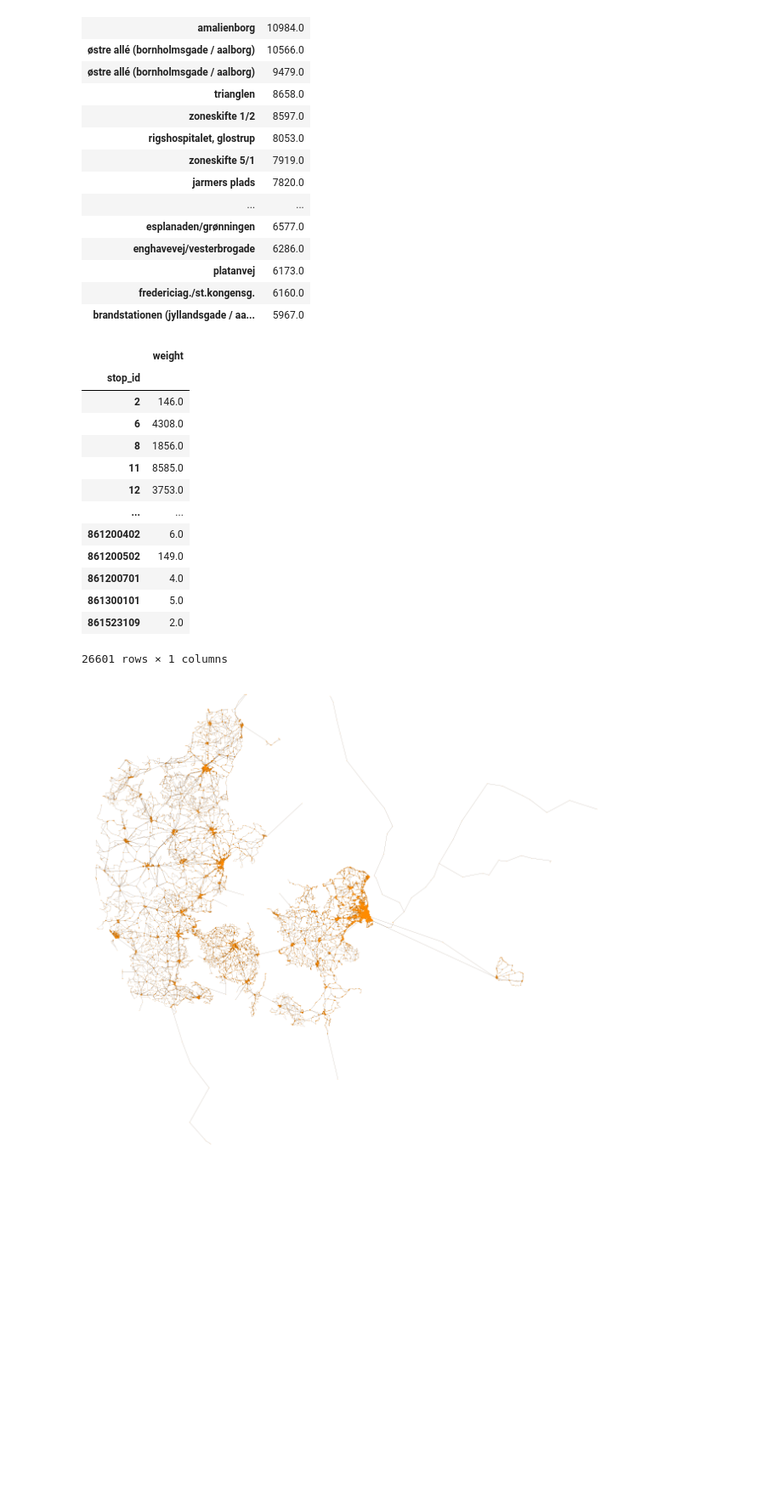
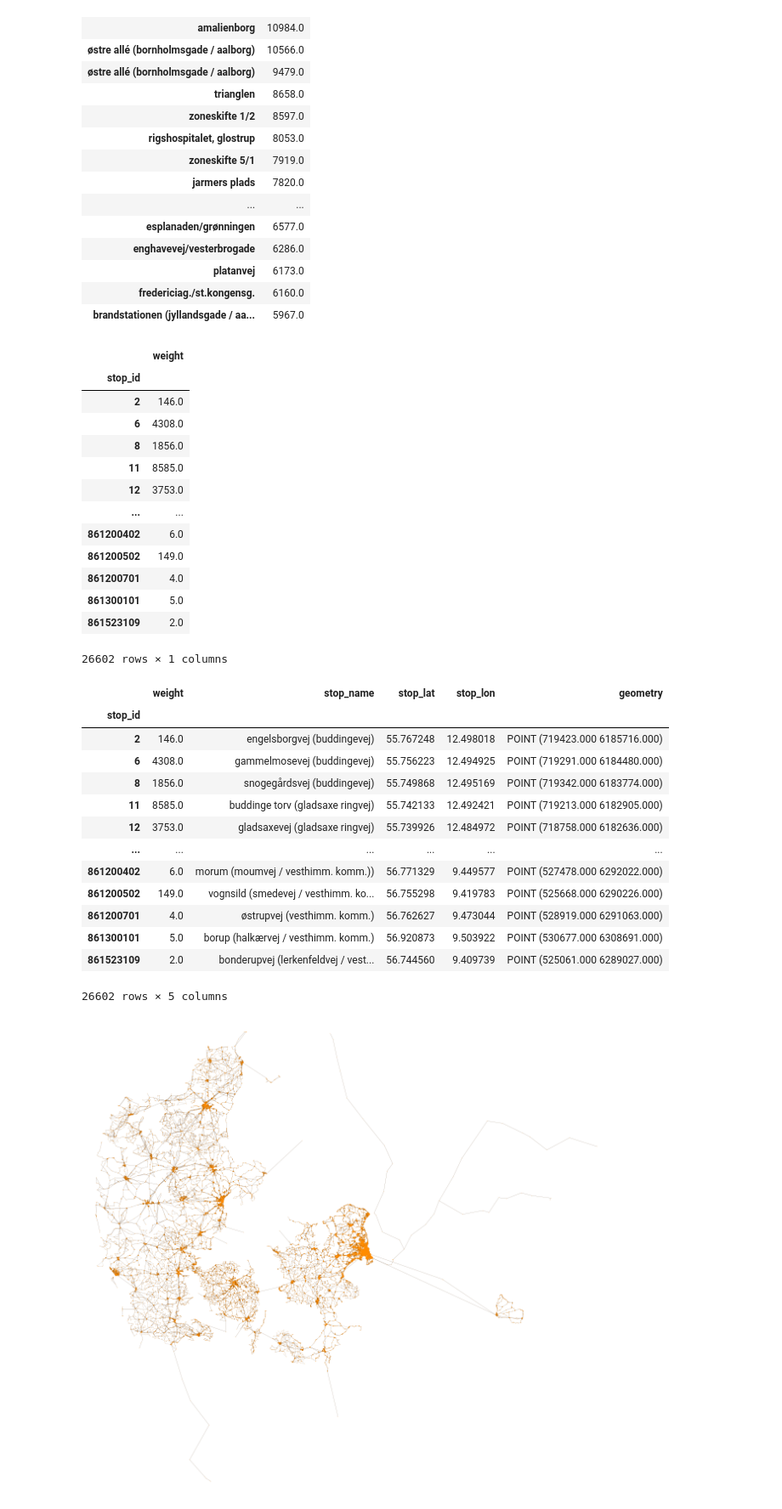
Before and after one commit to johanlaursen/imput, a Jupyter notebook: explore.ipynb, the cells around one changed output. Shown at 85% size. Saved outputs shown, nothing was run; the diff lists cells and outputs as text; code cells hidden in the pictures; blank space fills up the shorter version.

```diff
--- a/explore.ipynb
+++ b/explore.ipynb
@@ -238,5 +238,5 @@ for key, value in stops_id2name.items():
     id2name.setdefault(key, value)
 # %%
 #creating dictionary that maps ids in the jan_2019.csv to ids in stops.txt by station name
-all_stops = pd.merge(stops.drop(columns=["stop_code", "stop_desc", "stop_lat", "stop_lon", "location_type", "parent_station", "wheelchair_boarding", "platform_code"]), stop_ids, on='stop_name')
+all_stops = pd.merge(stops.drop(columns=["stop_code", "stop_desc", "location_type", "parent_station", "wheelchair_boarding", "platform_code"]), stop_ids, on='stop_name')
 incorrectid2correctid = all_stops.set_index('stop_id_y')['stop_id_x'].to_dict()
@@ -311,7 +344,26 @@ clean_df
 | 861200701 | 4.0 |
 | 861300101 | 5.0 |
 | 861523109 | 2.0 |
-26601 rows × 1 columns
+26602 rows × 1 columns
+# %%
+stops = stops.drop(columns=["stop_code", "stop_desc", "location_type", "parent_station", "wheelchair_boarding", "platform_code"]).set_index('stop_id')
+# %%
+stops_df = clean_df.join(stops)
+# %% [output]
+|  | weight | stop_name | stop_lat | stop_lon | geometry |
+| stop_id |  |  |  |  |  |
+| 2 | 146.0 | engelsborgvej (buddingevej) | 55.767248 | 12.498018 | POINT (719423.000 6185716.000) |
+| 6 | 4308.0 | gammelmosevej (buddingevej) | 55.756223 | 12.494925 | POINT (719291.000 6184480.000) |
+| 8 | 1856.0 | snogegårdsvej (buddingevej) | 55.749868 | 12.495169 | POINT (719342.000 6183774.000) |
+| 11 | 8585.0 | buddinge torv (gladsaxe ringvej) | 55.742133 | 12.492421 | POINT (719213.000 6182905.000) |
+| 12 | 3753.0 | gladsaxevej (gladsaxe ringvej) | 55.739926 | 12.484972 | POINT (718758.000 6182636.000) |
+| ... | ... | ... | ... | ... | ... |
+| 861200402 | 6.0 | morum (moumvej / vesthimm. komm.)) | 56.771329 | 9.449577 | POINT (527478.000 6292022.000) |
+| 861200502 | 149.0 | vognsild (smedevej / vesthimm. ko... | 56.755298 | 9.419783 | POINT (525668.000 6290226.000) |
+| 861200701 | 4.0 | østrupvej (vesthimm. komm.) | 56.762627 | 9.473044 | POINT (528919.000 6291063.000) |
+| 861300101 | 5.0 | borup (halkærvej / vesthimm. komm.) | 56.920873 | 9.503922 | POINT (530677.000 6308691.000) |
+| 861523109 | 2.0 | bonderupvej (lerkenfeldvej / vest... | 56.744560 | 9.409739 | POINT (525061.000 6289027.000) |
+26602 rows × 5 columns
 # %%
 # Adding weights to nodes according to jan 2019 usage data
 for key, weight in clean_df.iterrows():
```
Also changed, not shown: parts of 19 cells of this notebook.
